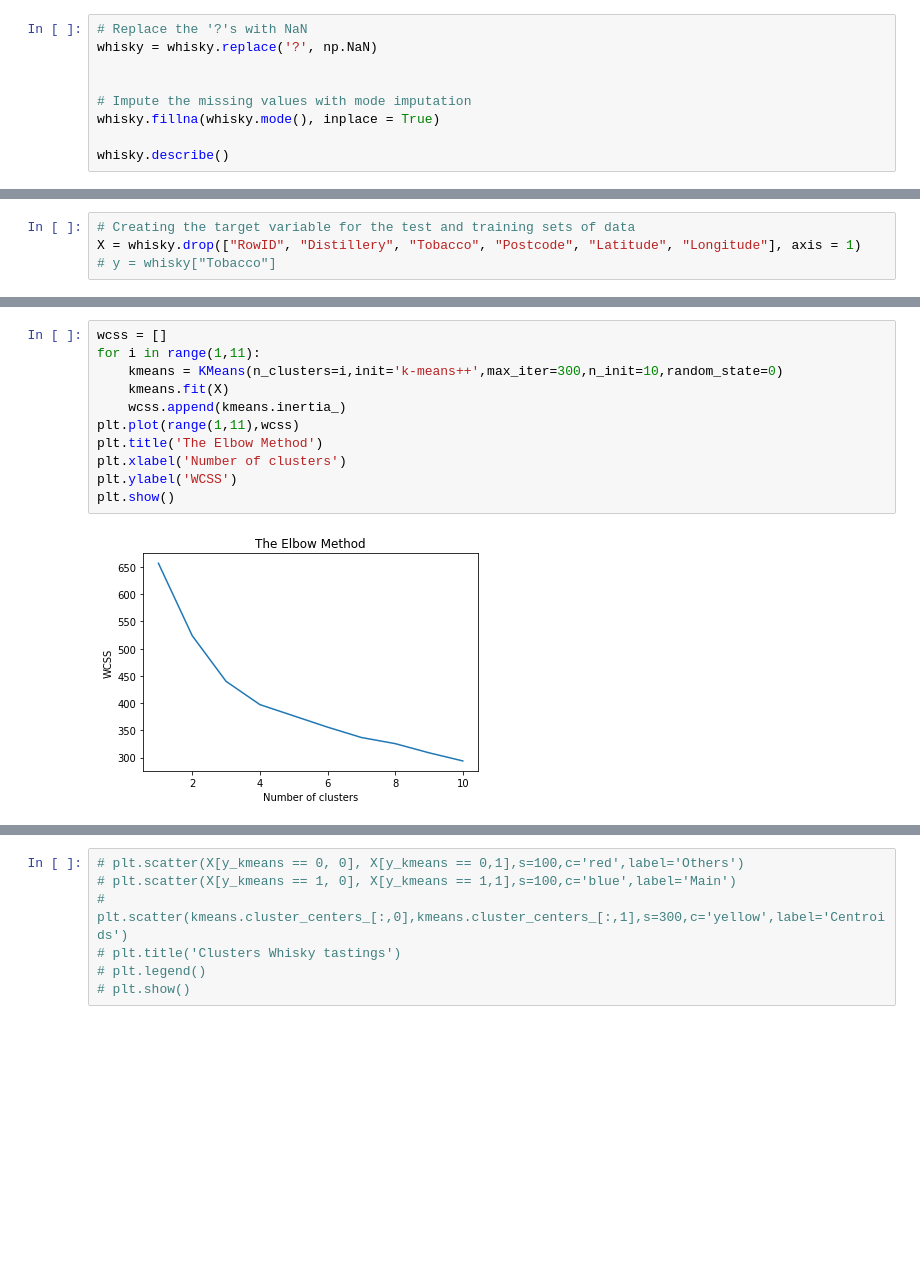
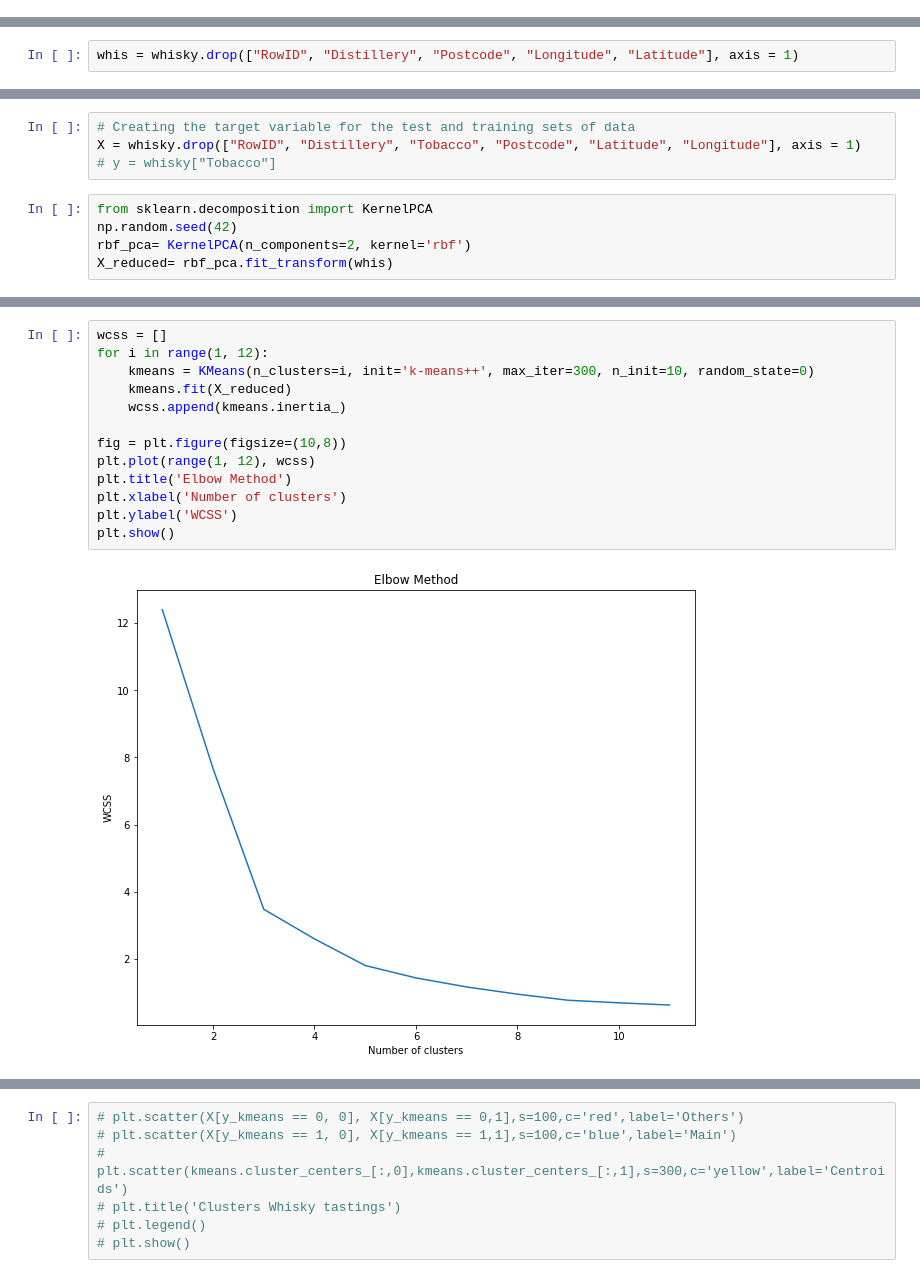
Before and after one commit to PhathuAuti/k-means_clustering, a Jupyter notebook: Whisky Tasting Data.ipynb, the cells around one changed output, grey strips where cells are left out. Saved outputs shown, nothing was run; the diff lists cells and outputs as text; blank space fills up the shorter version.

Commit message:
Finding number of clusters to use

```diff
--- a/Whisky Tasting Data.ipynb
+++ b/Whisky Tasting Data.ipynb
@@ -36,12 +37,3 @@ Data columns (total 17 columns):
  16  Longitude   86 non-null     int64
 dtypes: int64(15), object(2)
 memory usage: 11.5+ KB
-# %%
-# Replace the '?'s with NaN
-whisky = whisky.replace('?', np.NaN)
-
-
-# Impute the missing values with mode imputation
-whisky.fillna(whisky.mode(), inplace = True)
-
-whisky.describe()
@@ -57,0 +80,2 @@ whisky.describe()
+# %%
+whis = whisky.drop(["RowID", "Distillery", "Postcode", "Longitude", "Latitude"], axis = 1)
@@ -100,3 +145,8 @@ sns.heatmap(whisky.corr(), ax = ax)
 # Creating the target variable for the test and training sets of data
 X = whisky.drop(["RowID", "Distillery", "Tobacco", "Postcode", "Latitude", "Longitude"], axis = 1)
 # y = whisky["Tobacco"]
+# %%
+from sklearn.decomposition import KernelPCA
+np.random.seed(42)
+rbf_pca= KernelPCA(n_components=2, kernel='rbf')
+X_reduced= rbf_pca.fit_transform(whis)
@@ -103,13 +162,15 @@ X = whisky.drop(["RowID", "Distillery", "Tobacco", "Postcode", "Latitude", "Long
 # %%
 wcss = []
-for i in range(1,11):
-    kmeans = KMeans(n_clusters=i,init='k-means++',max_iter=300,n_init=10,random_state=0)
-    kmeans.fit(X)
+for i in range(1, 12):
+    kmeans = KMeans(n_clusters=i, init='k-means++', max_iter=300, n_init=10, random_state=0)
+    kmeans.fit(X_reduced)
     wcss.append(kmeans.inertia_)
-plt.plot(range(1,11),wcss)
-plt.title('The Elbow Method')
+
+fig = plt.figure(figsize=(10,8))
+plt.plot(range(1, 12), wcss)
+plt.title('Elbow Method')
 plt.xlabel('Number of clusters')
 plt.ylabel('WCSS')
 plt.show()
 # %% [output]
-[figure, old version]
+[figure, new version]
```
Also changed, not shown: parts of 20 cells of this notebook.
